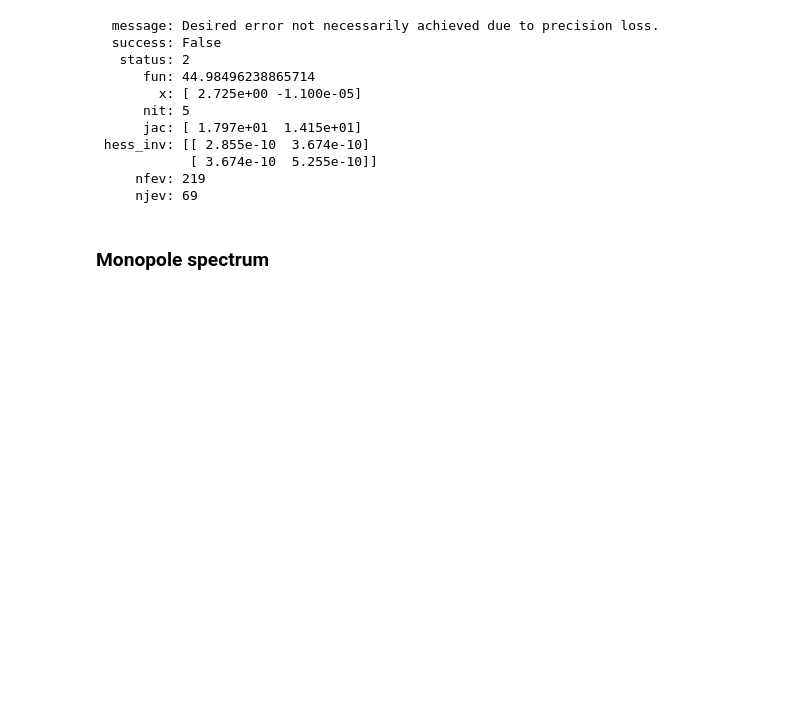
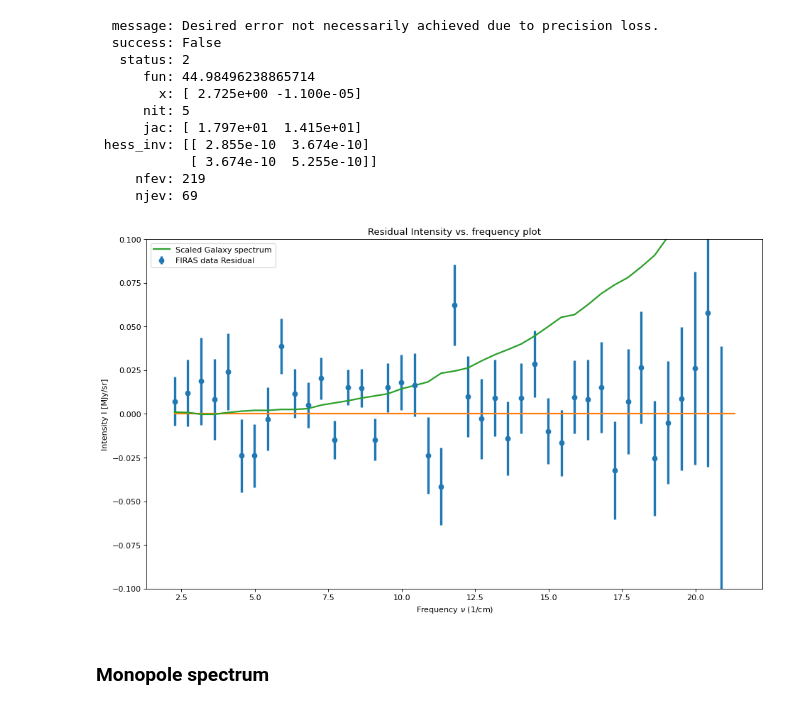
Before and after one commit to AnshulJawale/Computational-Cosmology, a Jupyter notebook: CMB.ipynb, the cells around one changed output. Cells and saved outputs as stored; diff of their text form; code cells hidden in the pictures; blank space fills up the shorter version.

```diff
--- a/CMB.ipynb
+++ b/CMB.ipynb
@@ -16,8 +16,8 @@ import corner
 
 %matplotlib inline
 # %%
-#? Frequency, Intensity, Error in Intensity
-NU_FIRAS, I_NU_FIRAS, dI_NU_FIRAS = np.loadtxt("Data/firas_monopole_spec_v1.txt", usecols=(0, 1, 3), unpack=True)
+#? Frequency, Intensity, Error in Intensity, Galaxy spectrum
+NU_FIRAS, I_NU_FIRAS, dI_NU_FIRAS, GALAXY_SPEC = np.loadtxt("Data/firas_monopole_spec_v1.txt", usecols=(0, 1, 3, 4), unpack=True)
 dI_NU_FIRAS /= 1000
 
 plt.figure(num=None, figsize=(14, 8), dpi=80, facecolor='w', edgecolor='k')
@@ -83,5 +83,22 @@ best_fit = bestfit.x
             [ 3.674e-10  5.255e-10]]
      nfev: 219
      njev: 69
+# %%
+T = 2.725
+I_NU_TH = np.array([bbspec(nu, T) for nu in NU_FIRAS])
+
+plt.figure(num=None, figsize=(14, 8), dpi=80, facecolor='w', edgecolor='k')
+plt.errorbar(NU_FIRAS, I_NU_FIRAS - I_NU_TH, yerr=dI_NU_FIRAS, fmt='o', linestyle="", linewidth=3, label='FIRAS data Residual')
+
+plt.plot(NU_FIRAS, np.zeros(len(NU_FIRAS)), linewidth=2)
+plt.plot(NU_FIRAS, 0.25 * GALAXY_SPEC / 1000.0, linewidth=2, label='Scaled Galaxy spectrum')
+plt.ylim([-0.1,0.1])
+plt.xlabel(r"Frequency $\nu$ (1/cm)")
+plt.ylabel(r"Intensity I [MJy/sr]")
+plt.title('Residual Intensity vs. frequency plot')
+plt.legend()
+plt.show()
+# %% [output]
+[figure, added]
 # %% [markdown]
 ### Monopole spectrum
```
Also changed, not shown: parts of 8 cells of this notebook, 2 other files.
